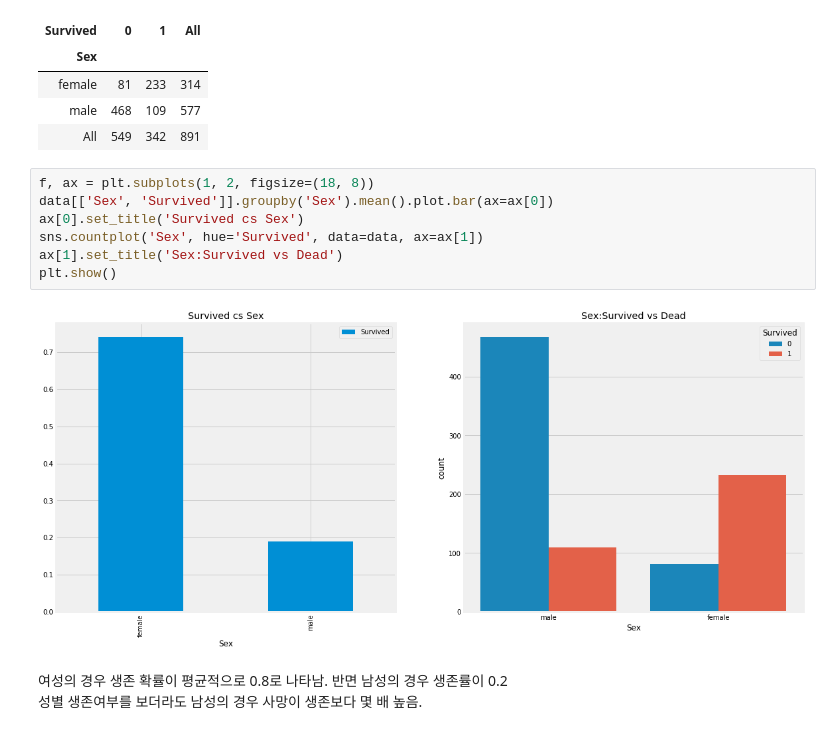
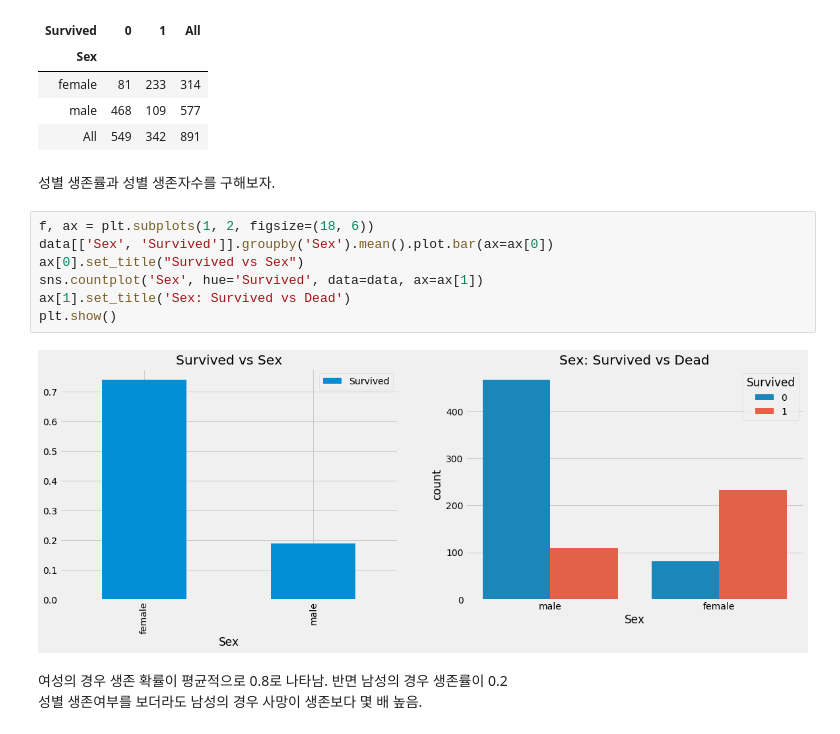
Before and after one commit to Steve-YJ/Explore-Kaggle, a Jupyter notebook: 01. Titanic/01. Kaggle-Titanic.ipynb, the cells around one changed output. Cells and saved outputs as stored; diff of their text form.

```diff
--- a/01. Titanic/01. Kaggle-Titanic.ipynb
+++ b/01. Titanic/01. Kaggle-Titanic.ipynb
@@ -187,15 +231,17 @@ pd.crosstab(data.Sex, data.Survived, margins=True)
 | female | 81 | 233 | 314 |
 | male | 468 | 109 | 577 |
 | All | 549 | 342 | 891 |
+# %% [markdown]
+성별 생존률과 성별 생존자수를 구해보자.
 # %%
-f, ax = plt.subplots(1, 2, figsize=(18, 8))
+f, ax = plt.subplots(1, 2, figsize=(18, 6))
 data[['Sex', 'Survived']].groupby('Sex').mean().plot.bar(ax=ax[0])
-ax[0].set_title('Survived cs Sex')
+ax[0].set_title("Survived vs Sex")
 sns.countplot('Sex', hue='Survived', data=data, ax=ax[1])
-ax[1].set_title('Sex:Survived vs Dead')
+ax[1].set_title('Sex: Survived vs Dead')
 plt.show()
 # %% [output]
-[figure, old version]
+[figure, new version]
 # %% [markdown]
 여성의 경우 생존 확률이 평균적으로 0.8로 나타남. 반면 남성의 경우 생존률이 0.2<br>
 성별 생존여부를 보더라도 남성의 경우 사망이 생존보다 몇 배 높음.
```
Also changed, not shown: parts of 43 cells of this notebook.
